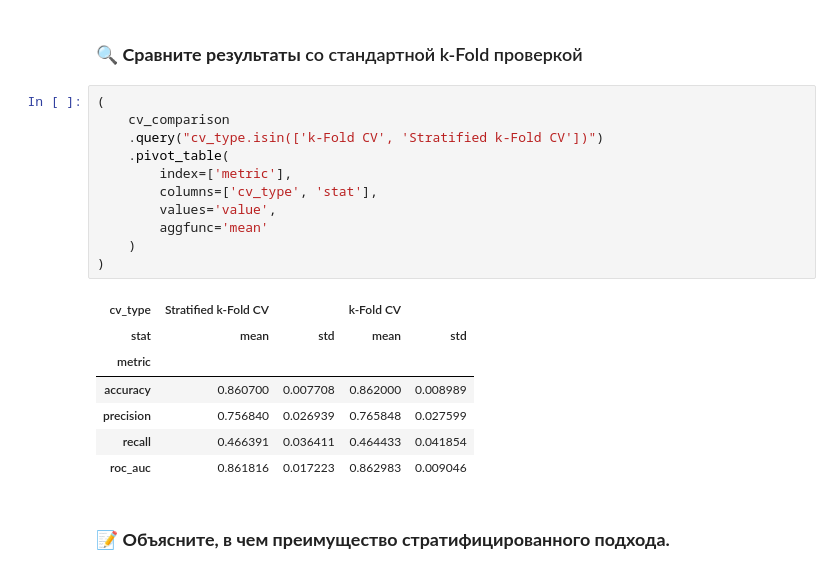
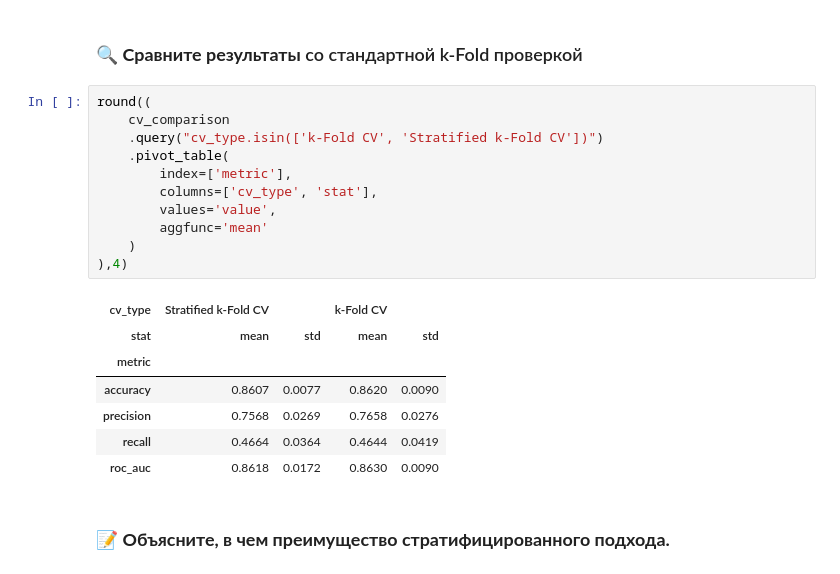
Before and after one commit to MarufIbragimov/zypl_ds, a Jupyter notebook: homework_1/homework_1.ipynb, the cells around one changed output. Drawn from its saved outputs; the diff is of its cells as text.

```diff
--- a/homework_1/homework_1.ipynb
+++ b/homework_1/homework_1.ipynb
@@ -301,24 +302,24 @@ for label in metrics_labels:
 # %% [markdown]
 ### 🔍 **Сравните результаты** со стандартной k-Fold проверкой
 # %%
-(
+round((
     cv_comparison
     .query("cv_type.isin(['k-Fold CV', 'Stratified k-Fold CV'])")
     .pivot_table(
         index=['metric'],
         columns=['cv_type', 'stat'],
         values='value',
         aggfunc='mean'
     )
-)
+),4)
 # %% [output]
 | cv_type | Stratified k-Fold CV |  | k-Fold CV |  |
 | stat | mean | std | mean | std |
 | metric |  |  |  |  |
-| accuracy | 0.860700 | 0.007708 | 0.862000 | 0.008989 |
-| precision | 0.756840 | 0.026939 | 0.765848 | 0.027599 |
-| recall | 0.466391 | 0.036411 | 0.464433 | 0.041854 |
-| roc_auc | 0.861816 | 0.017223 | 0.862983 | 0.009046 |
+| accuracy | 0.8607 | 0.0077 | 0.8620 | 0.0090 |
+| precision | 0.7568 | 0.0269 | 0.7658 | 0.0276 |
+| recall | 0.4664 | 0.0364 | 0.4644 | 0.0419 |
+| roc_auc | 0.8618 | 0.0172 | 0.8630 | 0.0090 |
 # %% [markdown]
 ### 📝 **Объясните, в чем преимущество стратифицированного подхода.**
 # %% [markdown]
```
Also changed, not shown: parts of 7 cells of this notebook, 4 other files.
